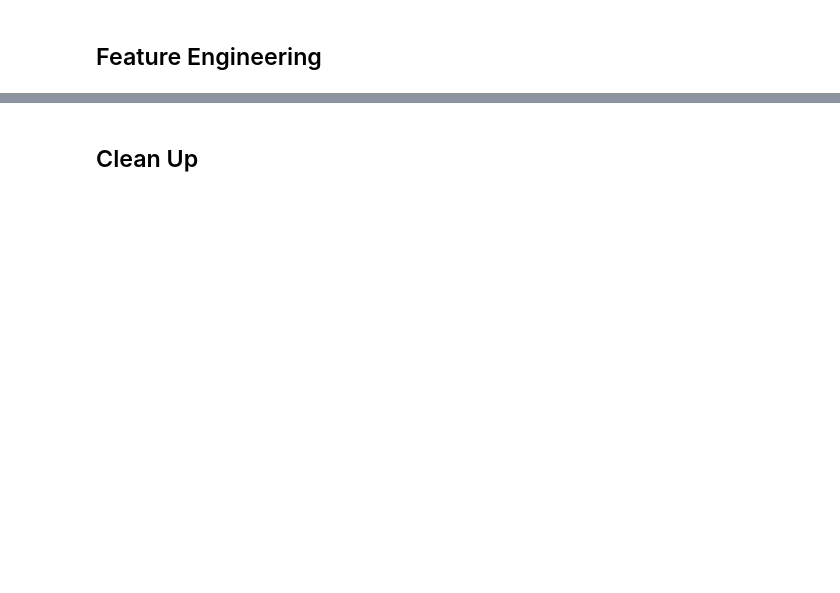
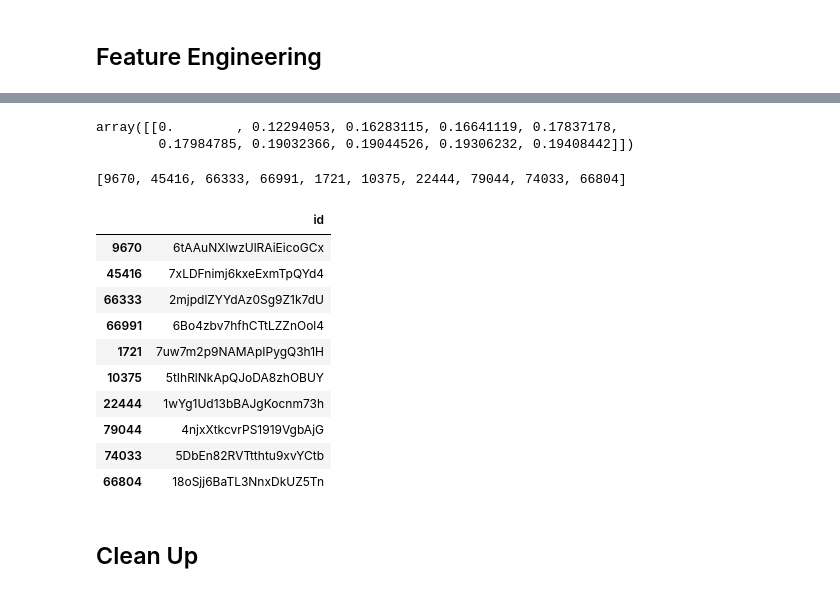
Before and after one commit to dejse/spotify-recommendation-streamlit, a Jupyter notebook: notebooks/E2E.ipynb, the cells around one changed output, grey strips where cells are left out. Cells and saved outputs as stored; diff of their text form; code cells hidden in the pictures; blank space fills up the shorter version.

```diff
--- a/notebooks/E2E.ipynb
+++ b/notebooks/E2E.ipynb
@@ -195,3 +210,0 @@ df2 = scaler.fit_transform(df)
-# %%
-km = sklearn.cluster.KMeans(n_clusters=8)
-km.fit(df)
@@ -203,0 +211,5 @@ df2[1,1]
+# %%
+from sklearn.neighbors import NearestNeighbors
+
+knn = NearestNeighbors(n_neighbors=10)
+knn.fit(X)
@@ -204,3 +245,33 @@ df2[1,1]
+# %%
+# Make test data
+df_test = df.query("id == '6tAAuNXlwzUlRAiEicoGCx'").loc[:, df.columns != "id"]
+X_test = scaler.transform(df_test)
+# %%
+# Predict
+distances, indices = knn.kneighbors(X_test)
+# %%
+distances
+# %% [output]
+array([[0.        , 0.12294053, 0.16283115, 0.16641119, 0.17837178,
+        0.17984785, 0.19032366, 0.19044526, 0.19306232, 0.19408442]])
+# %%
+indices[0].tolist()
+# %% [output]
+[9670, 45416, 66333, 66991, 1721, 10375, 22444, 79044, 74033, 66804]
+# %%
+df.loc[indices[0].tolist(), ["id"]]
+# %% [output]
+|  | id |
+| 9670 | 6tAAuNXlwzUlRAiEicoGCx |
+| 45416 | 7xLDFnimj6kxeExmTpQYd4 |
+| 66333 | 2mjpdlZYYdAz0Sg9Z1k7dU |
+| 66991 | 6Bo4zbv7hfhCTtLZZnOol4 |
+| 1721 | 7uw7m2p9NAMApIPygQ3h1H |
+| 10375 | 5tIhRlNkApQJoDA8zhOBUY |
+| 22444 | 1wYg1Ud13bBAJgKocnm73h |
+| 79044 | 4njxXtkcvrPS1919VgbAjG |
+| 74033 | 5DbEn82RVTtthtu9xvYCtb |
+| 66804 | 18oSjj6BaTL3NnxDkUZ5Tn |
 # %% [markdown]
 ## Clean Up
 # %%
```
Also changed, not shown: parts of 20 cells of this notebook.
